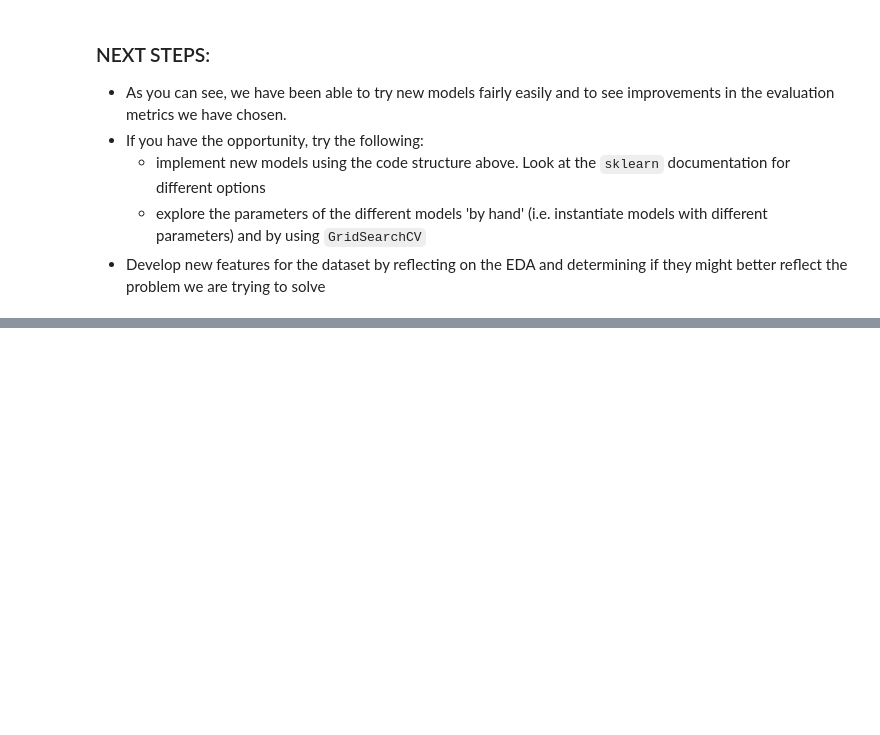
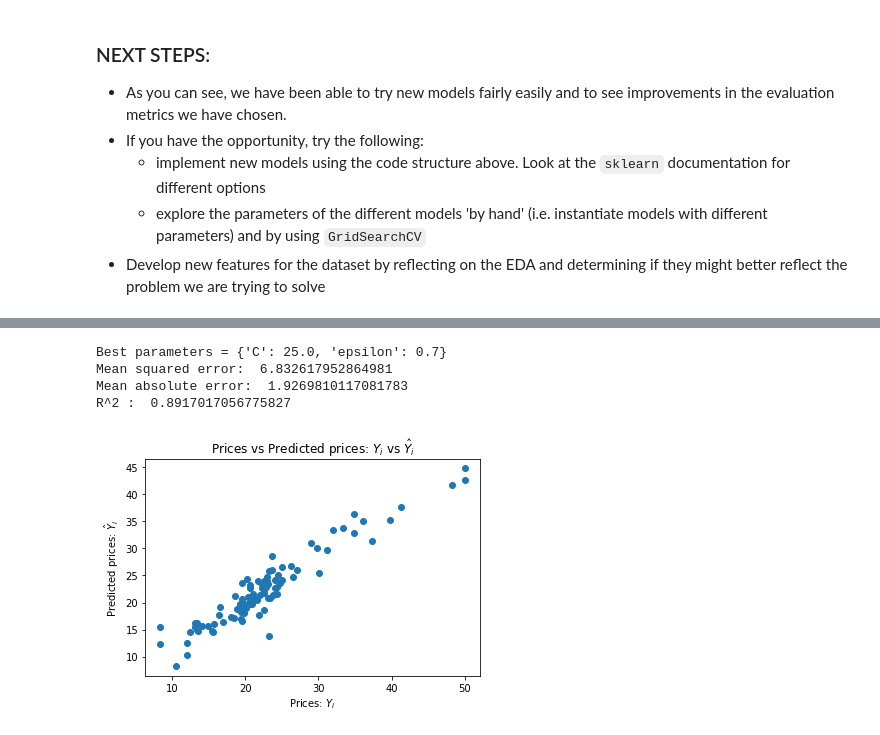
Before and after one commit to arame/Python-Machine-Learning-Code, a Jupyter notebook: Oxford_End_to_End_Regression.ipynb, the cells around one changed output, grey strips where cells are left out. Drawn from its saved outputs; the diff is of its cells as text; code cells hidden in the pictures; blank space fills up the shorter version.

```diff
--- a/Oxford_End_to_End_Regression.ipynb
+++ b/Oxford_End_to_End_Regression.ipynb
@@ -612,0 +622,16 @@ R^2 :  0.8754166496013878
+# %%
+params = {'C': [1.0, 9.0, 16.0, 20.0, 25.0], 'epsilon' : [0.00001, 0.0001, 0.001, 0.01, 0.1, 0.2, 0.3, 0.4, 0.5, 0.6, 0.7]}
+grid = model_selection.GridSearchCV(svr, params, cv=5)
+grid.fit(X_train, Y_train)
+best_model = grid.best_estimator_
+Y_pred = best_model.predict(X_test)
+best_params = grid.best_params_
+print(f"Best parameters = {best_params}")
+evaluate(Y_test, Y_pred)
+# The more I increase the parameters C and epsilon, the better results I get. I am looking to get results in between the upper and lower limits
+# %% [output]
+Best parameters = {'C': 25.0, 'epsilon': 0.7}
+Mean squared error:  6.832617952864981
+Mean absolute error:  1.9269810117081783
+R^2 :  0.8917017056775827
+[figure, added]
```
Also changed, not shown: parts of 13 cells of this notebook, 1 other file.
